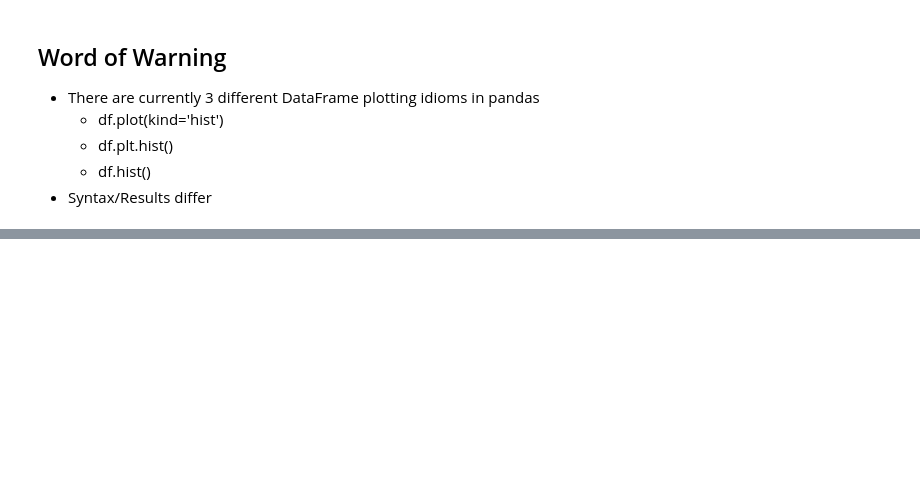
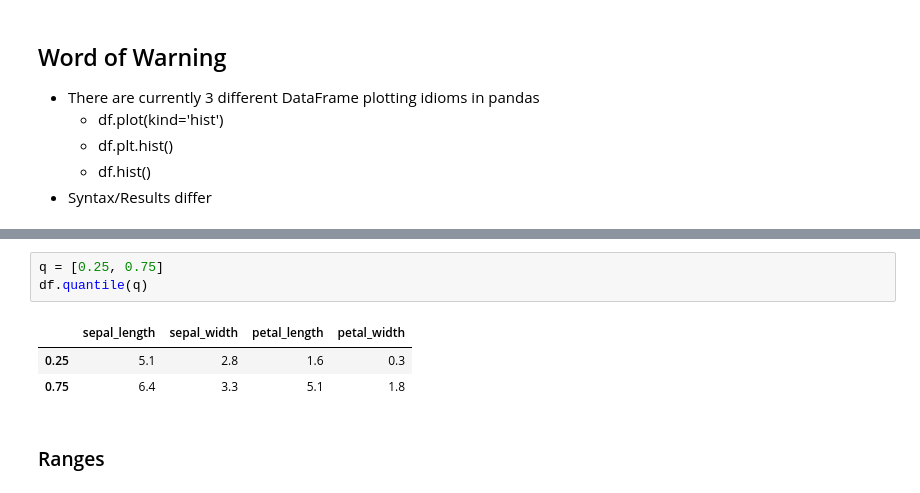
Before and after one commit to Rion5/Python_Data_Science, a Jupyter notebook: pandas/pandas_Foundations/Exploratory_Data_Analysis.ipynb, the cells around one changed output, grey strips where cells are left out. Saved outputs shown, nothing was run; the diff lists cells and outputs as text; blank space fills up the shorter version.

```diff
--- a/pandas/pandas_Foundations/Exploratory_Data_Analysis.ipynb
+++ b/pandas/pandas_Foundations/Exploratory_Data_Analysis.ipynb
@@ -99,0 +206,9 @@ A CDF is often a smooth curve increasing from zero to one
+# %%
+q = [0.25, 0.75]
+df.quantile(q)
+# %% [output]
+|  | sepal_length | sepal_width | petal_length | petal_width |
+| 0.25 | 5.1 | 2.8 | 1.6 | 0.3 |
+| 0.75 | 6.4 | 3.3 | 5.1 | 1.8 |
+# %% [markdown]
+### Ranges
```
Also changed, not shown: parts of 19 cells of this notebook.
